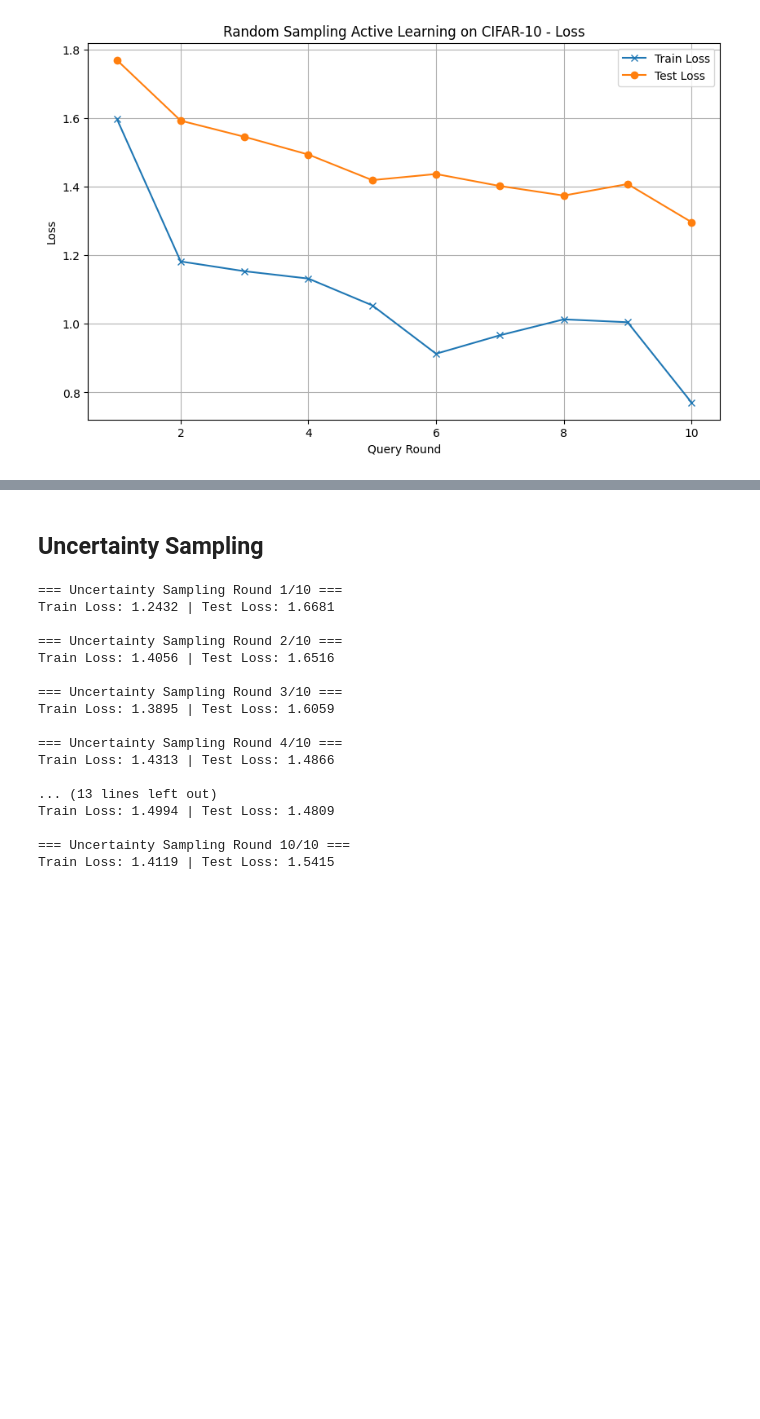
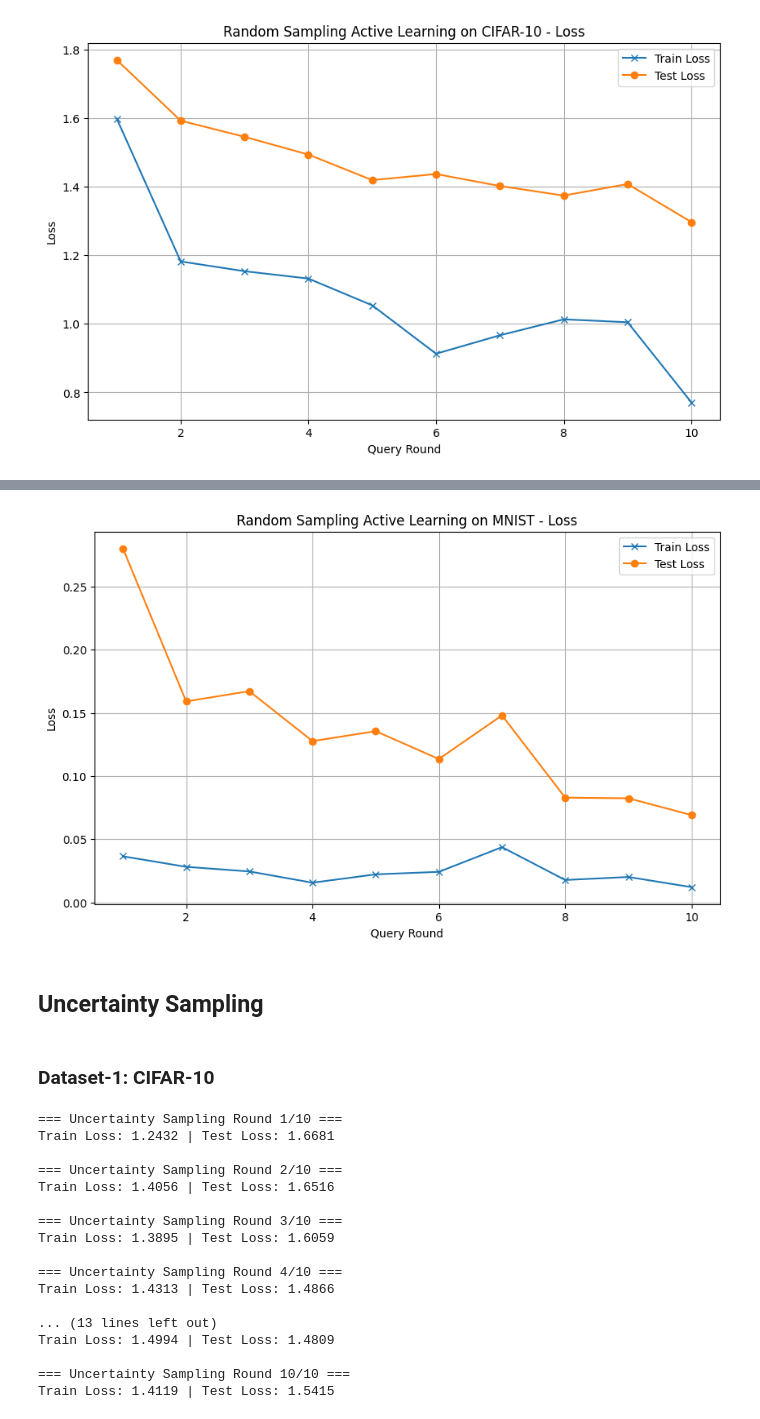
Before and after one commit to Noorpr/Active-learning-DL, a Jupyter notebook: active_learning_DL.ipynb, the cells around one changed output, grey strips where cells are left out. Cells and saved outputs as stored; diff of their text form; code cells hidden in the pictures; blank space fills up the shorter version.

Commit message:
added MNIST dataset

```diff
--- a/active_learning_DL.ipynb
+++ b/active_learning_DL.ipynb
@@ -162,0 +169,35 @@ plt.savefig('visuals/random_sampling_loss.png')
+# %%
+mnist_labeled_indices = mnist_indices[:initial_labeled_size].tolist()
+mnist_unlabeled_indices = mnist_indices[initial_labeled_size:].tolist()
+
+train_losses_random = []
+test_losses_random = []
+
+n_queries = 10
+query_batch_size = 500
+epochs_per_round = 5
+
+for round_num in range(n_queries):
+    print(f"\n=== Random Sampling Round {round_num + 1}/{n_queries} ===")
+
+    mnist_train_loader = get_dataloader(train_data=mnist_train_data,
+                                  indices=mnist_labeled_indices,
+                                  batch_size=64,
+                                  shuffle=True)
+    model = SimpleCNN(dim=28, in_channels=1)
+    train_model(model, mnist_train_loader, device=device, epochs=epochs_per_round)
+
+    train_loss = compute_loss([model], mnist_train_loader, device)
+    test_loss = compute_loss([model], mnist_test_loader, device)
+    train_losses_random.append(train_loss)
+    test_losses_random.append(test_loss)
+
+    print(f"Train Loss: {train_loss:.4f} | Test Loss: {test_loss:.4f}")
+
+    if len(mnist_unlabeled_indices) == 0:
+        break
+
+    selected_indices = query_random_sampling(mnist_unlabeled_indices, query_batch_size)
+
+    mnist_labeled_indices.extend(selected_indices)
+    mnist_unlabeled_indices = list(set(mnist_unlabeled_indices) - set(selected_indices))
@@ -163,3 +222,15 @@ plt.savefig('visuals/random_sampling_loss.png')
+# %%
+plt.figure(figsize=(10, 6))
+plt.plot(range(1, n_queries + 1), train_losses_random, label='Train Loss', marker='x')
+plt.plot(range(1, n_queries + 1), test_losses_random, label='Test Loss', marker='o')
+plt.xlabel('Query Round')
+plt.ylabel('Loss')
+plt.title('Random Sampling Active Learning on MNIST - Loss')
+plt.legend()
+plt.grid(True)
+plt.savefig('visuals/random_sampling_loss_mnist.png')
+# %% [output]
+[figure, added]
 # %% [markdown]
 ## Uncertainty Sampling
 # %%
@@ -181,4 +252,6 @@ def query_uncertainty_sampling(model, unlabeled_indices, n_instances, device):
     selected_pos = np.argsort(uncertainty)[-n_instances:]
     selected_indices = [unlabeled_indices[i] for i in selected_pos]
     return selected_indices
+# %% [markdown]
+### Dataset-1: CIFAR-10
 # %%
```
Also changed, not shown: parts of 23 cells of this notebook, 7 other files.
